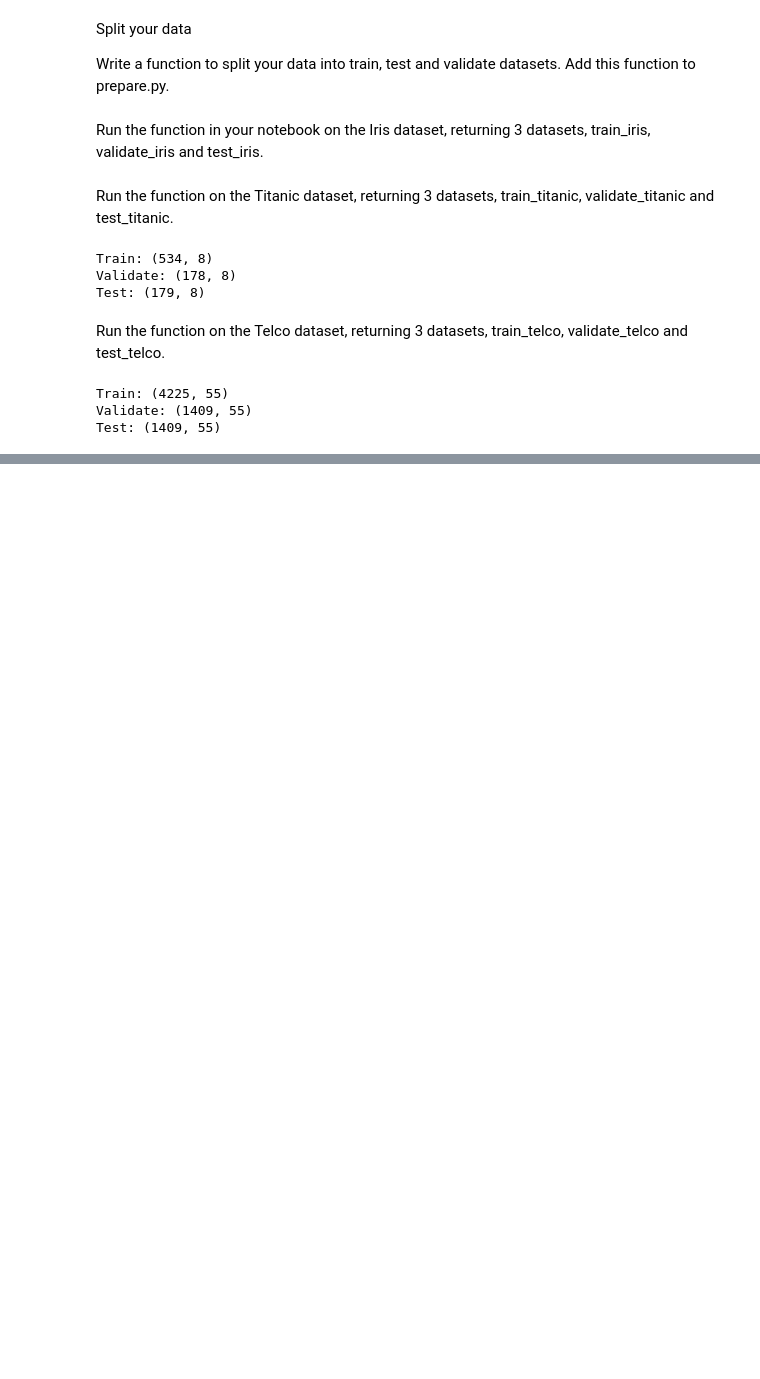
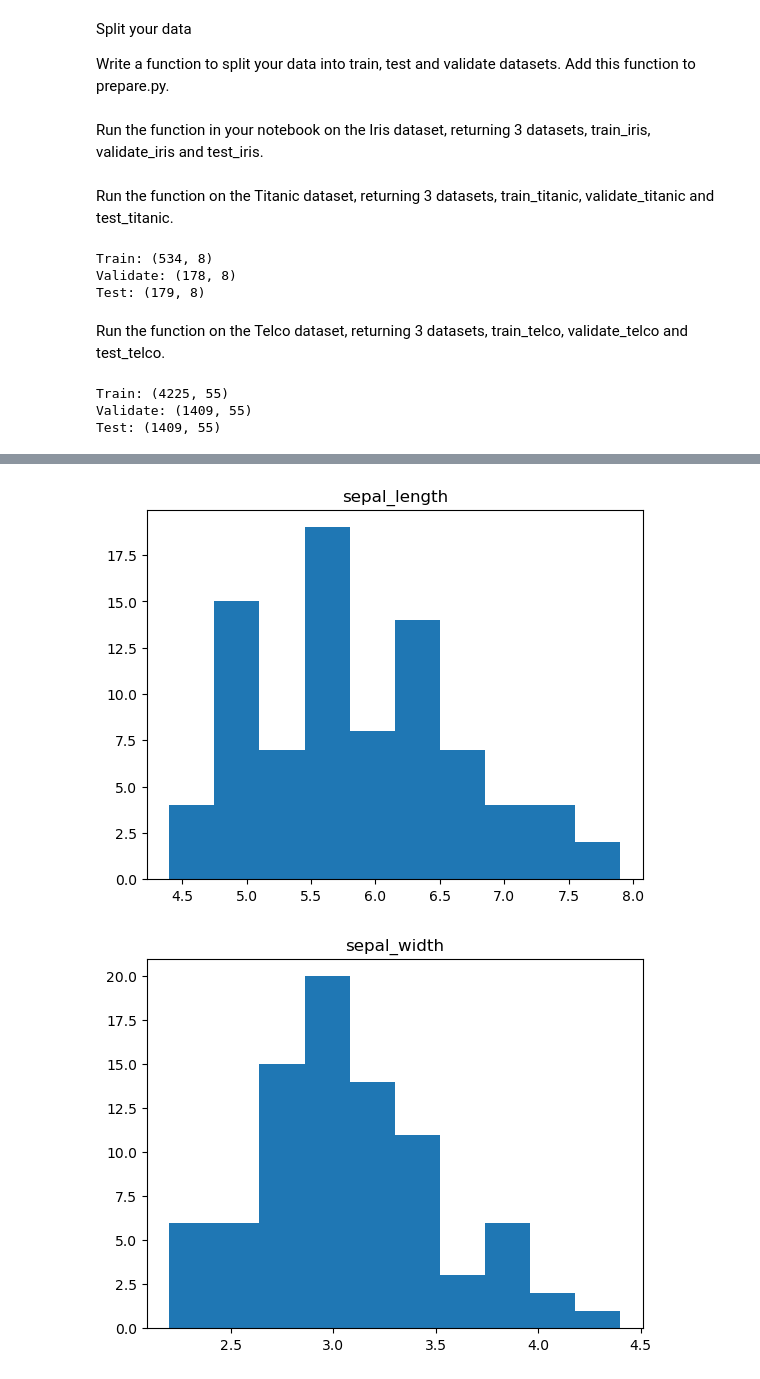
Before and after one commit to jorgellopez38/classification-exercises, a Jupyter notebook: classification_exercises.ipynb, the cells around one changed output, grey strips where cells are left out. Drawn from its saved outputs; the diff is of its cells as text; code cells hidden in the pictures; blank space fills up the shorter version.

```diff
--- a/classification_exercises.ipynb
+++ b/classification_exercises.ipynb
@@ -1097,0 +1156,20 @@ Test: (1409, 55)
+# %%
+def clean_iris(iris_df):
+
+    '''Prepares acquired Iris data for exploration'''
+
+    # drop column using .drop(columns=column_name)
+    iris_df = iris_df.drop(columns=['measurement_id', 'species_id'])
+
+    # remame column using .rename(columns={current_column_name : replacement_column_name})
+    iris_df = iris_df.rename(columns={'species_name':'species'})
+
+    # create dummies dataframe using .get_dummies(column_name,not dropping any of the dummy columns)
+    #dummy_df = pd.get_dummies(iris_df['species'], drop_first=False)
+
+    # join original df with dummies df using .concat([original_df,dummy_df], join along the index)
+    #iris_df = pd.concat([iris_df, dummy_df], axis=1)
+
+    return iris_df
+# %%
+iris_df = clean_iris(df)
@@ -1097,0 +1185,5 @@ Test: (1409, 55)
+# %%
+# 80/20 train test split
+train, test = train_test_split(iris_df, train_size=0.8, random_state=123, stratify=iris_df.species)
+# 70/30 train validate split
+train, validate = train_test_split(train, train_size=0.7, random_state=123, stratify=train.species)
@@ -1097,0 +1210,4 @@ Test: (1409, 55)
+# %%
+# [train[col].dtype != 'object']
+# num_cols = train.columns
+num_vars = train.select_dtypes(include='float64')
@@ -1097,0 +1216,8 @@ Test: (1409, 55)
+# %%
+for col in num_vars:
+    plt.hist(x=col, data=train)
+    plt.title(col)
+    plt.show()
+# %% [output]
+[figure, added]
+[figure, added]
```
Also changed, not shown: parts of 75 cells of this notebook.
